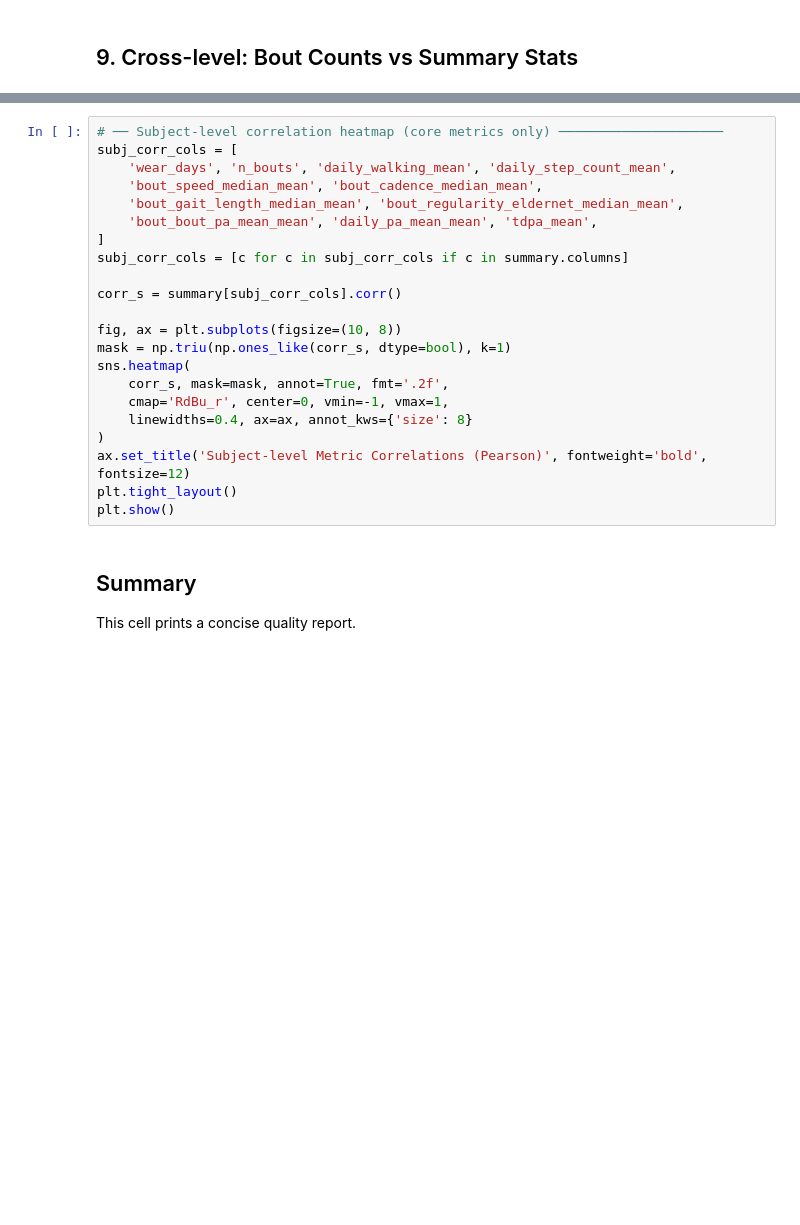
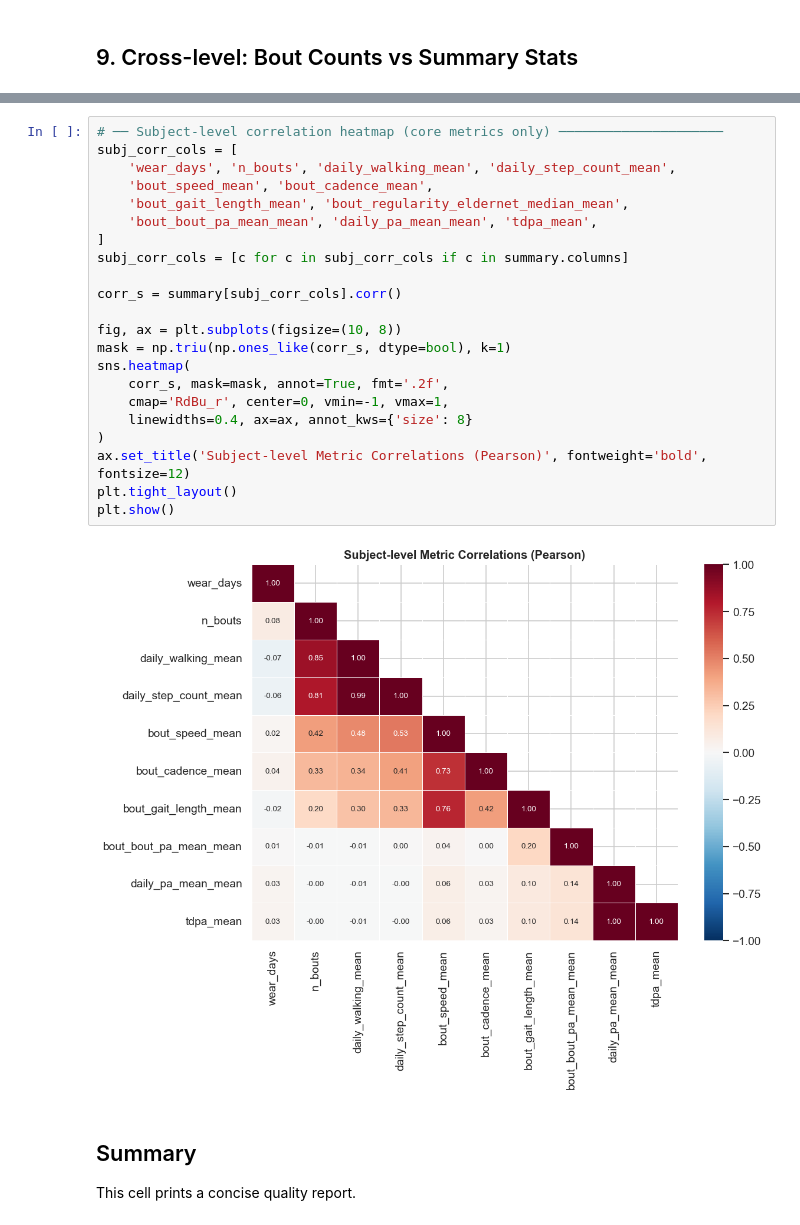
Before and after one commit to yonbrand/rush_pipeline, a Jupyter notebook: eda_pipeline_outputs.ipynb, the cells around one changed output, grey strips where cells are left out. Cells and saved outputs as stored; diff of their text form; blank space fills up the shorter version.

```diff
--- a/eda_pipeline_outputs.ipynb
+++ b/eda_pipeline_outputs.ipynb
@@ -643,25 +761,27 @@ else:
 # %%
 # ── Subject-level correlation heatmap (core metrics only) ─────────────────────
 subj_corr_cols = [
     'wear_days', 'n_bouts', 'daily_walking_mean', 'daily_step_count_mean',
-    'bout_speed_median_mean', 'bout_cadence_median_mean',
-    'bout_gait_length_median_mean', 'bout_regularity_eldernet_median_mean',
+    'bout_speed_mean', 'bout_cadence_mean',
+    'bout_gait_length_mean', 'bout_regularity_eldernet_median_mean',
     'bout_bout_pa_mean_mean', 'daily_pa_mean_mean', 'tdpa_mean',
 ]
 subj_corr_cols = [c for c in subj_corr_cols if c in summary.columns]
 
 corr_s = summary[subj_corr_cols].corr()
 
 fig, ax = plt.subplots(figsize=(10, 8))
 mask = np.triu(np.ones_like(corr_s, dtype=bool), k=1)
 sns.heatmap(
     corr_s, mask=mask, annot=True, fmt='.2f',
     cmap='RdBu_r', center=0, vmin=-1, vmax=1,
     linewidths=0.4, ax=ax, annot_kws={'size': 8}
 )
 ax.set_title('Subject-level Metric Correlations (Pearson)', fontweight='bold', fontsize=12)
 plt.tight_layout()
 plt.show()
+# %% [output]
+[figure, added]
 # %% [markdown]
 ## Summary
 
```
Also changed, not shown: parts of 29 cells of this notebook.
